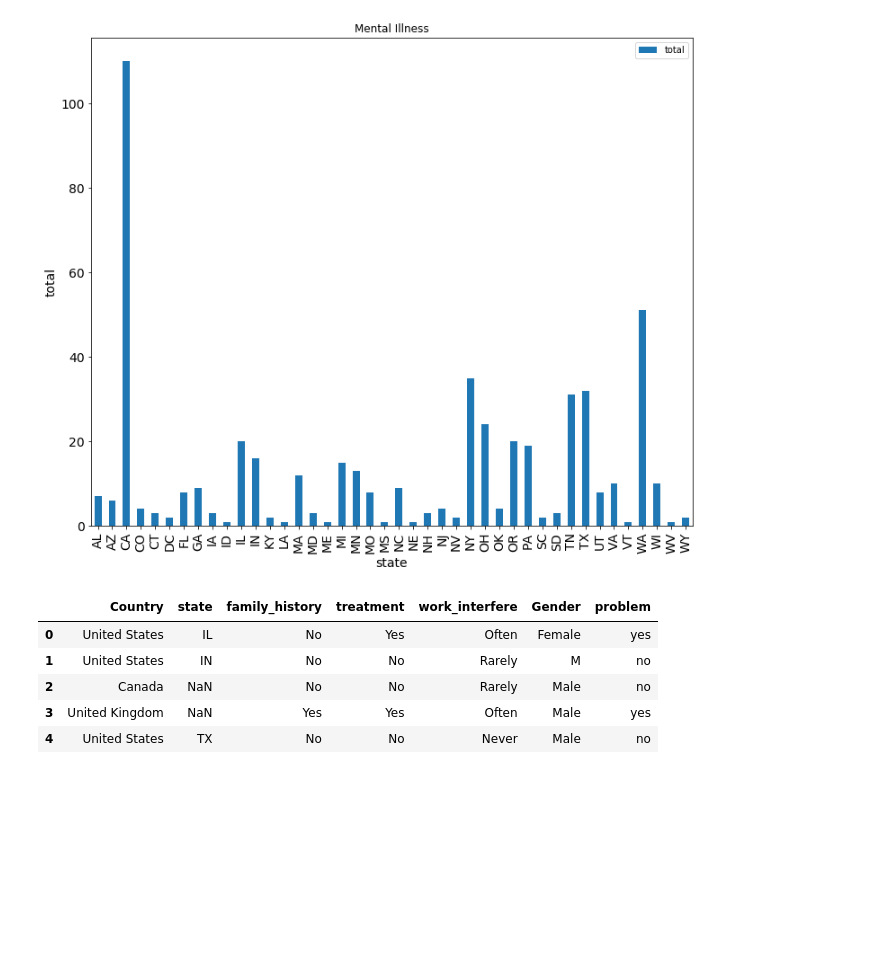
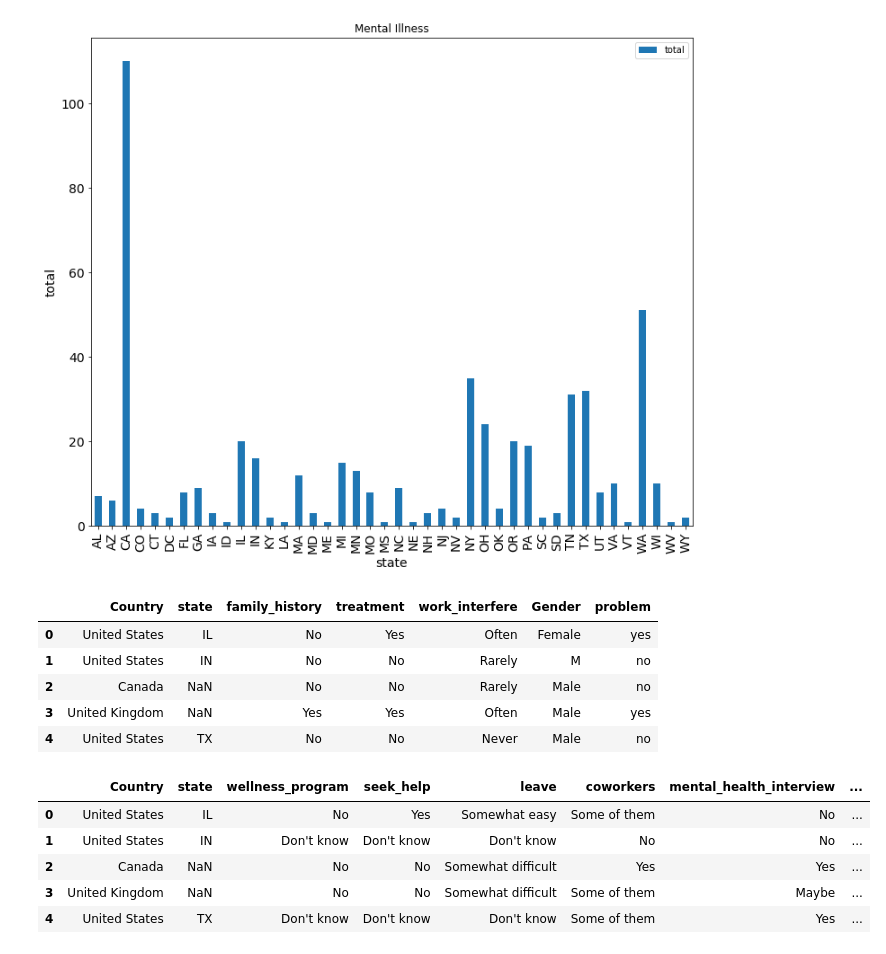
Before and after one commit to Rewanth23/rewanthassign, a Jupyter notebook: 1202finalassignment#4.ipynb, the cells around one changed output. Cells and saved outputs as stored; diff of their text form; code cells hidden in the pictures; blank space fills up the shorter version.

```diff
--- a/1202finalassignment#4.ipynb
+++ b/1202finalassignment#4.ipynb
@@ -104,3 +104,22 @@ filtering.head()
 | 2 | Canada | NaN | No | No | Rarely | Male | no |
 | 3 | United Kingdom | NaN | Yes | Yes | Often | Male | yes |
 | 4 | United States | TX | No | No | Never | Male | no |
+# %%
+conditions = [
+    (raw['wellness_program'] == 'Yes'),
+    (raw['seek_help'] == 'Yes') ,
+    (raw['leave'] == 'Very easy'),
+    (raw['leave'] == 'Somewhat easy'),
+    (raw['coworkers'] == 'Yes'),
+    (raw['mental_health_interview'] == 'Yes'),
+    (raw['mental_health_consequence'] == 'Yes')]
+choices = ['ok','ok','ok','ok','ok','ok','ok']
+filtering2['result'] = np.select(conditions, choices, default = 'not ok')
+filtering2.head()
+# %% [output]
+|  | Country | state | wellness_program | seek_help | leave | coworkers | mental_health_interview | ... |
+| 0 | United States | IL | No | Yes | Somewhat easy | Some of them | No | ... |
+| 1 | United States | IN | Don't know | Don't know | Don't know | No | No | ... |
+| 2 | Canada | NaN | No | No | Somewhat difficult | Yes | Yes | ... |
+| 3 | United Kingdom | NaN | No | No | Somewhat difficult | Some of them | Maybe | ... |
+| 4 | United States | TX | Don't know | Don't know | Don't know | Some of them | Yes | ... |
```
Also changed, not shown: parts of 4 cells of this notebook.
